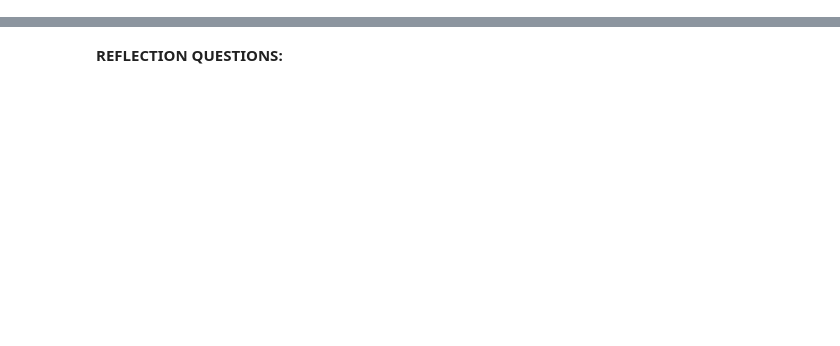
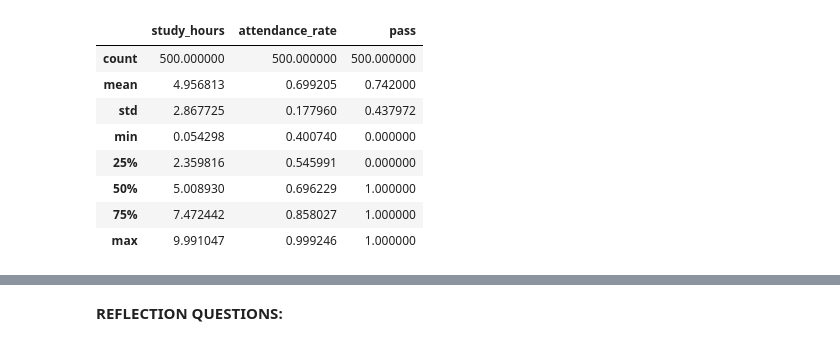
Before and after one commit to magneofico/student-passfail-ml, a Jupyter notebook: notebooks/Activity_02_Neural_Network_from_Scratch_Using_PyTorch_and_Custom_Dataset.ipynb, the cells around one changed output, grey strips where cells are left out. Cells and saved outputs as stored; diff of their text form; code cells hidden in the pictures; blank space fills up the shorter version.

```diff
--- a/notebooks/Activity_02_Neural_Network_from_Scratch_Using_PyTorch_and_Custom_Dataset.ipynb
+++ b/notebooks/Activity_02_Neural_Network_from_Scratch_Using_PyTorch_and_Custom_Dataset.ipynb
@@ -300,12 +0,0 @@ Let's compute the gradient of $ y = x^2 $:
-# %%
-### Gradient computation ###
-
-# y = x^2
-# Example: x = 3.0
-x = torch.tensor(3.0, requires_grad=True)
-y = x ** 2
-y.backward()  # Compute the gradient
-
-dy_dx = x.grad
-print("dy_dx of y=x^2 at x=3.0 is: ", dy_dx)
-assert dy_dx == 6.0
@@ -394,0 +15,32 @@ TASKS:
+# %%
+
+csv_path = "data/student_data.csv"
+
+if os.path.exists(csv_path):
+    df = pd.read_csv(csv_path)
+else:
+    # generate synthetic data if none provided
+    rng = np.random.default_rng(42)
+    n = 500
+    study_hours = rng.uniform(0, 10, n)
+    attendance_rate = rng.uniform(0.4, 1.0, n)
+    linear_score = 0.6*study_hours + 0.9*(attendance_rate*10)
+    noise = rng.normal(0, 1.5, n)
+    y = ((linear_score + noise) > 7.5).astype(int)
+    df = pd.DataFrame({"study_hours": study_hours,
+                       "attendance_rate": attendance_rate,
+                       "pass": y})
+    os.makedirs("data", exist_ok=True)
+    df.to_csv(csv_path, index=False)
+
+display(df.describe())
+# %% [output]
+|  | study_hours | attendance_rate | pass |
+| count | 500.000000 | 500.000000 | 500.000000 |
+| mean | 4.956813 | 0.699205 | 0.742000 |
+| std | 2.867725 | 0.177960 | 0.437972 |
+| min | 0.054298 | 0.400740 | 0.000000 |
+| 25% | 2.359816 | 0.545991 | 0.000000 |
+| 50% | 5.008930 | 0.696229 | 1.000000 |
+| 75% | 7.472442 | 0.858027 | 1.000000 |
+| max | 9.991047 | 0.999246 | 1.000000 |
```
Also changed, not shown: parts of 74 cells of this notebook, 1 other file.
